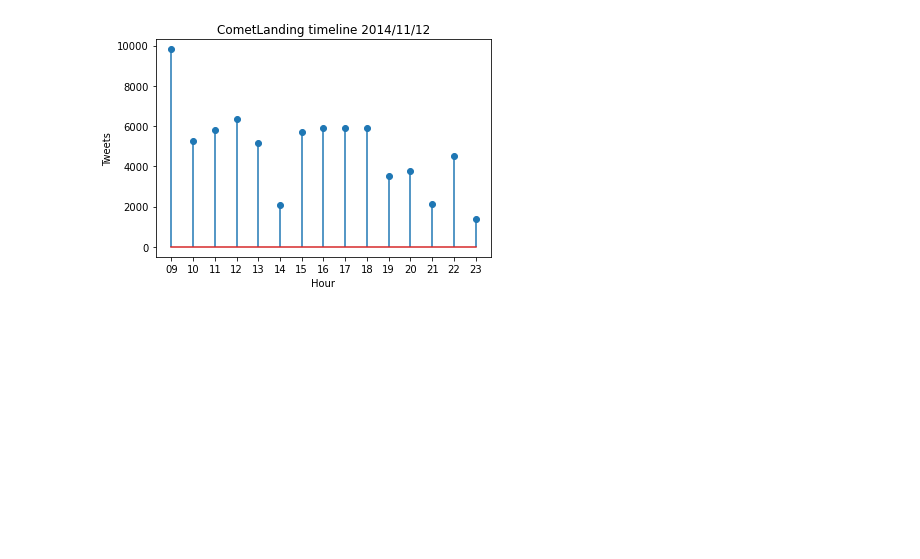
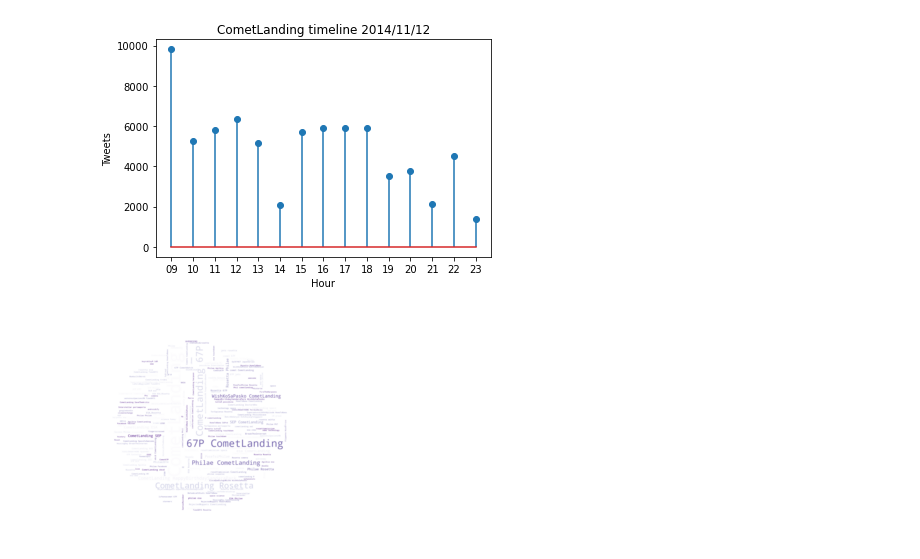
Before and after one commit to evannicholas/CS2006P, a Jupyter notebook: notebooks/CometLanding.ipynb, the cells around one changed output. Saved outputs shown, nothing was run; the diff lists cells and outputs as text; code cells hidden in the pictures; blank space fills up the shorter version.

```diff
--- a/notebooks/CometLanding.ipynb
+++ b/notebooks/CometLanding.ipynb
@@ -659,21 +660,23 @@ plt.show()
 # %%
 def createWordCloud(allHashtags):
     mask = np.array(Image.open('../moon.jpg'))
     text = " ".join(x.split()[0] for x in allHashtags)
     # Create and generate a word cloud image:
     wordcloud = WordCloud(width = 12000,
                           height = 9000,
                           #max_words = 200,
                           colormap = 'Purples',
                           mask = mask,
                           background_color = 'white').generate(text)
 
     # Display the generated image:
     plt.imshow(wordcloud, interpolation='bilinear')
     plt.axis("off")
     plt.show()
-    wordcloud.to_file('../wordCloud.png')
+    wordcloud.to_file('../images/wordCloud.png')
 
 # Not sure if CometLanding hashtag should be in cloud but it can be searched for in the file and removed before creating wordcloud.
 # Example usage
 createWordCloud(getListOfAllHashTags())
+# %% [output]
+[figure, added]
```
Also changed, not shown: parts of 1 cell of this notebook, 1 other file.
